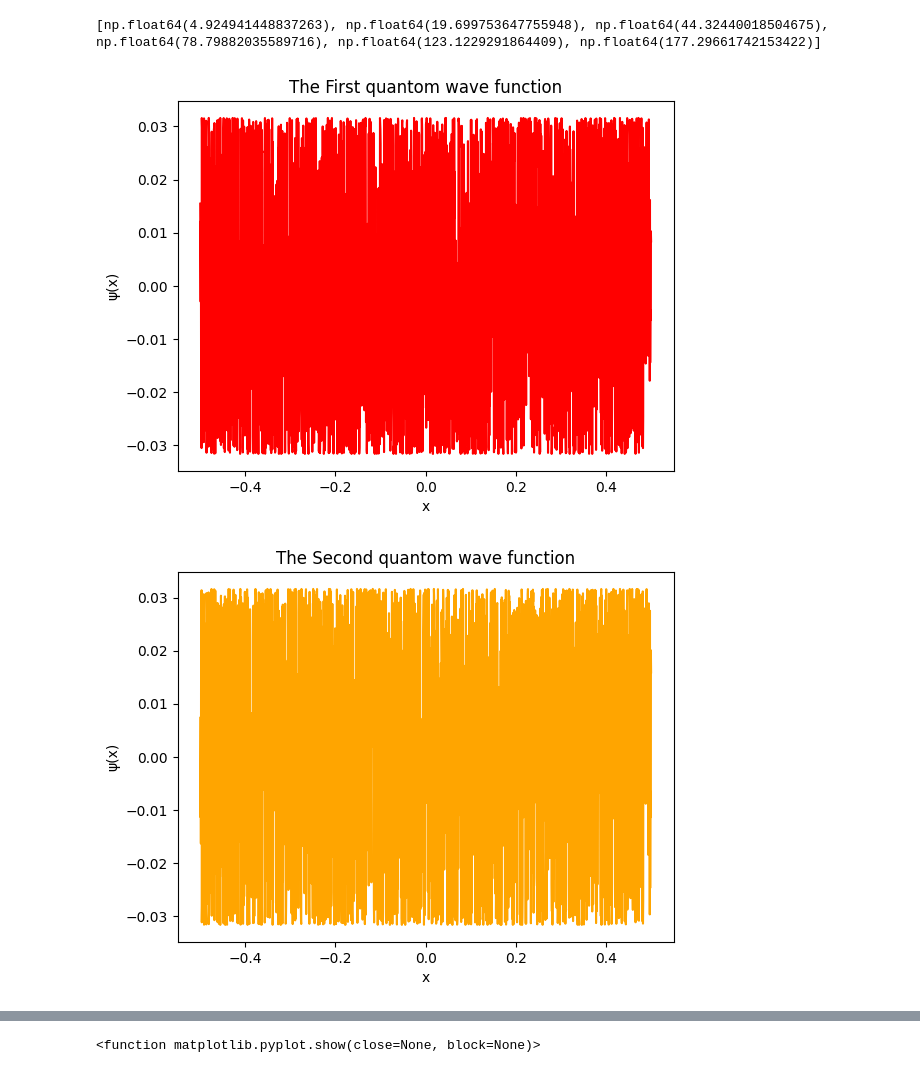
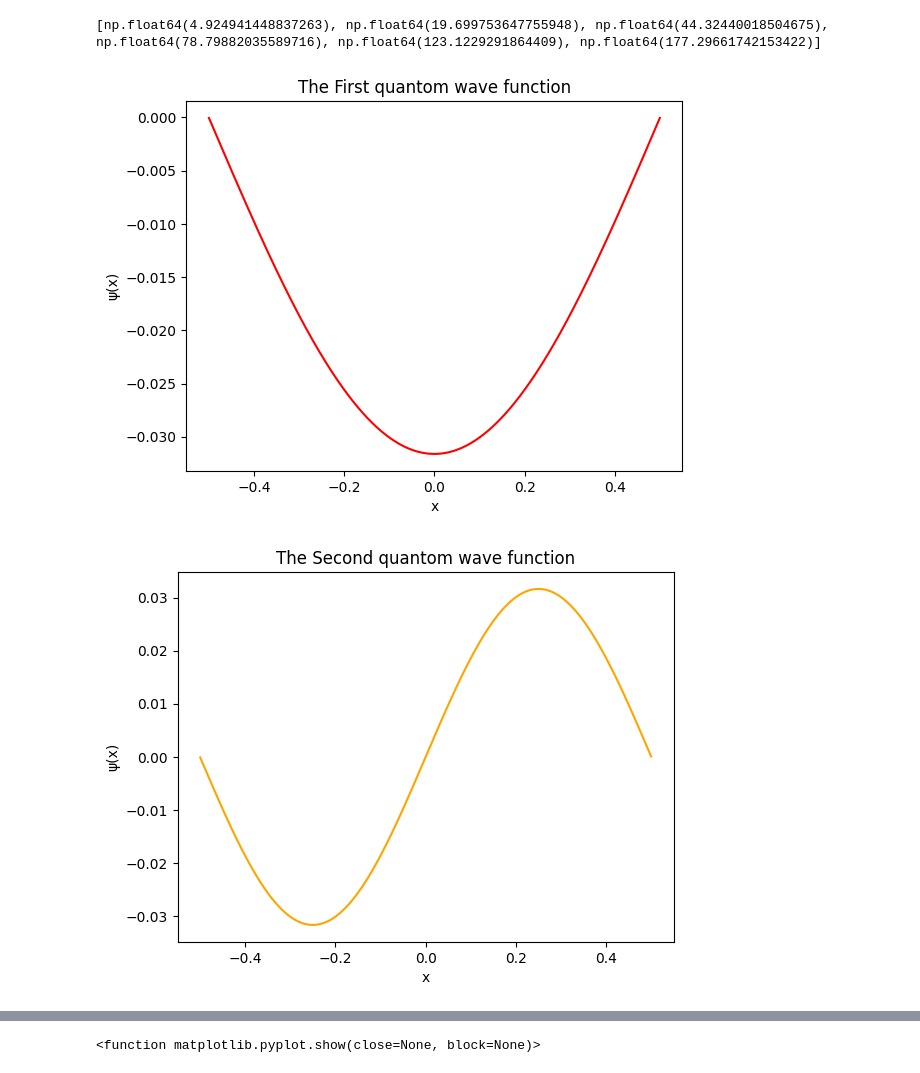
Before and after one commit to Slow-Bo/chem-4050-5050, a Jupyter notebook: homework-1-grad.ipynb, the cells around one changed output, grey strips where cells are left out. Cells and saved outputs as stored; diff of their text form; code cells hidden in the pictures.

Commit message:
After hours of researching it I FINNALLY figured out what I was doing wrong, now it works, it really works!

```diff
--- a/homework-1-grad.ipynb
+++ b/homework-1-grad.ipynb
@@ -65,10 +65,15 @@ print(Hamiltionian)
 #Calculates the Eigenvalues and eigenvector
 Eigvals, Eigvec = np.linalg.eig(Hamiltionian)
 
+#Gets the indecies that would sort the Eigenvalues
+idx = np.argsort(Eigvals)
 
+#Sorts the Eigenvalues
+Sorted_Eig = Eigvals[idx]
+#Eigenvectors have to be sorted by columns, I won't say how long it took me to find that information
+Sorted_EV = Eigvec[:, idx]
 
-#Sorts Eigenvalues and Eigenvectors
-Sorted_Eig, Sorted_EV = zip(*sorted(zip(Eigvals, Eigvec)))
+# Now the a-th eigenvector is sorted_eigvecs[:, a]
 
 #Creates an array and places the first 7 Eigen values into it
 Extracted_Eig = []
@@ -87,34 +92,34 @@ Graph_Color = ['red', 'orange', 'green', 'blue', 'purple']
 #An Array to store the energy values in for later use
 Energy_Lvs = []
 
 #plots the first five wave functions
 for a in range(5):
-    #Picks one wave function out of the array
-    Wave_Func = np.array(Sorted_EV[a])
+    #Picks one wave function out of the array, of course it has to be a collumn, not a row
+    Wave_Func = Sorted_EV[:, a]
     #Takes aaid function's energy level for later
     Energy_Lvs.append(Sorted_Eig[a])
     #Takes the graph lable from earlier
     Lable = Graph_Lable[a]
 
     #Creates the plot for the wave functions
     plt.plot(Real_Space_Grid,Wave_Func, linestyle = '-', color= Graph_Color[a], label= 'Wave Function')
     plt.xlabel('x')
     plt.ylabel('\u03C8(x)')
     plt.title('The '+ Lable +' quantom wave function')
     plt.show()
 
 #Creates the plot for the energy levels, limiting the X and Y so the graph looks decent
 plt.xlim(-0.5, 0.5)
 plt.ylim(0, 200)
 plt.xlabel('x')
 plt.ylabel('E')
 plt.title('The first five energy levels of the quantom wave functions')
 
 #A for loop to put all 5 energy levels on the same graph
 for a in range(len(Energy_Lvs)):
     plt.axhline(Energy_Lvs[a], linestyle = '-', color= Graph_Color[a], label= 'n = ' + str(a + 1))
 plt.legend()
 plt.show
 # %% [output]
-[figure, old version]
+[figure, new version]
-[figure, old version]
+[figure, new version]
```
Also changed, not shown: parts of 1 cell of this notebook.
